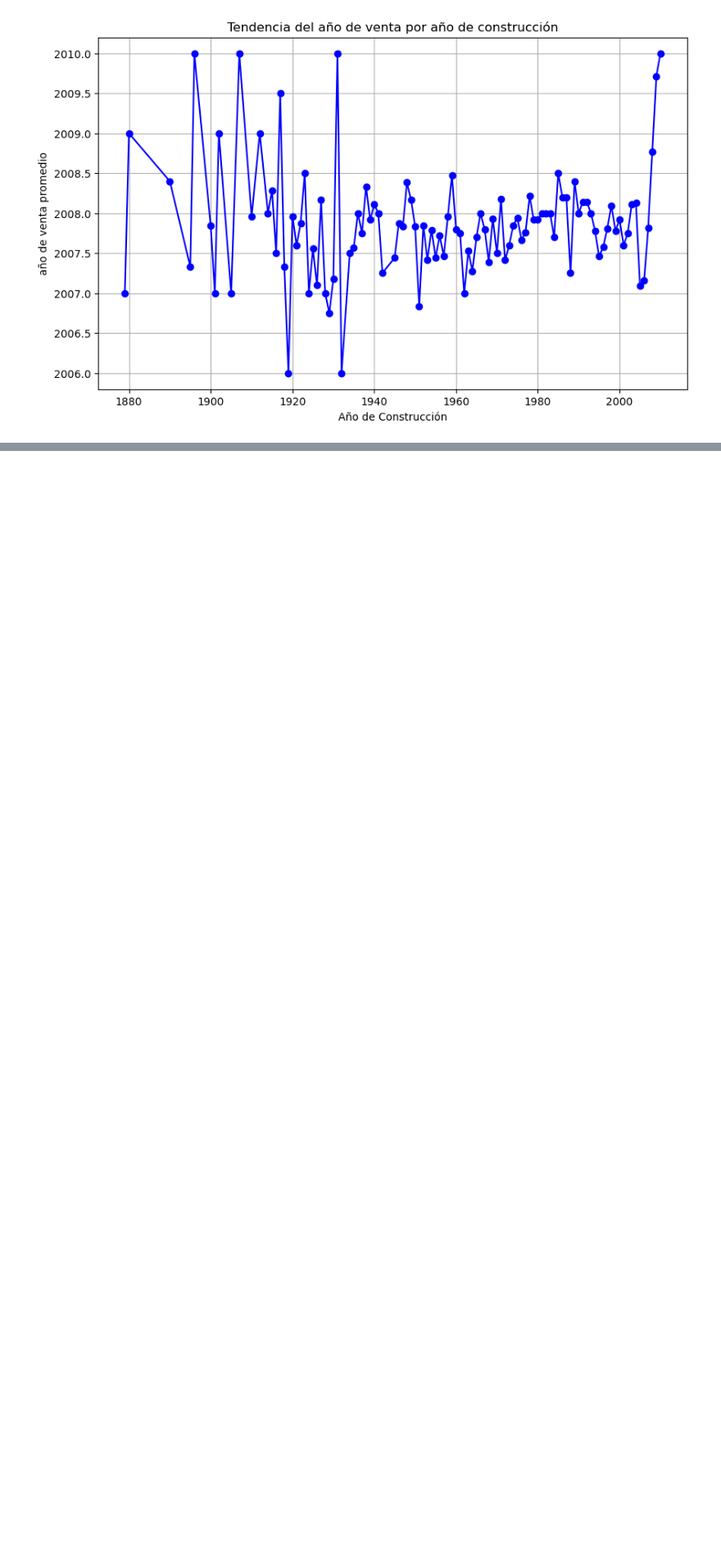
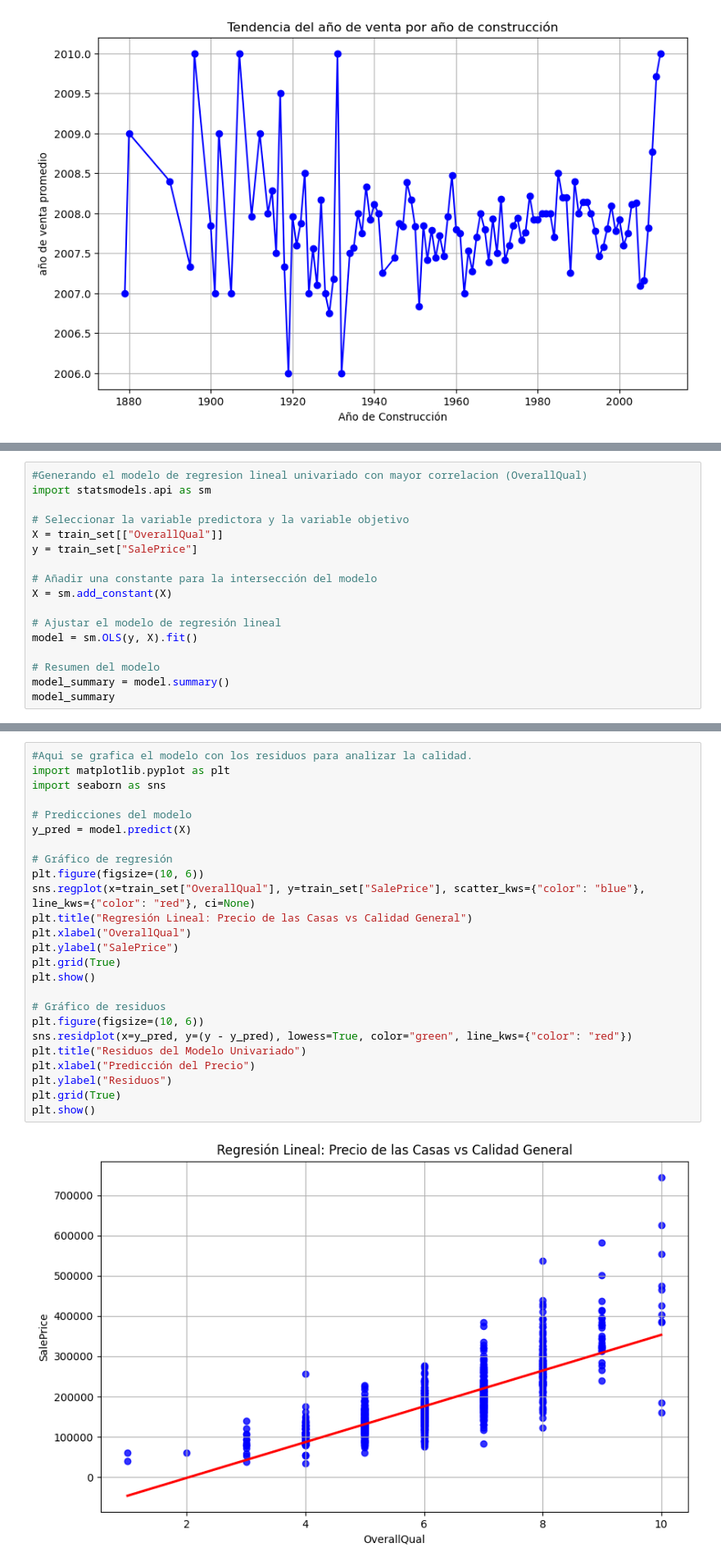
Before and after one commit to OscarEscriba/Proyecto-2-Mineria-de-datos, a Jupyter notebook: Proyecto2entrega1.ipynb, the cells around one changed output, grey strips where cells are left out. Shown at 82% size. Saved outputs shown, nothing was run; the diff lists cells and outputs as text; blank space fills up the shorter version.

```diff
--- a/Proyecto2entrega1.ipynb
+++ b/Proyecto2entrega1.ipynb
@@ -266,0 +330,17 @@ Las variables más correlacionadas con el precio de venta son:
+# %%
+#Generando el modelo de regresion lineal univariado con mayor correlacion (OverallQual)
+import statsmodels.api as sm
+
+# Seleccionar la variable predictora y la variable objetivo
+X = train_set[["OverallQual"]]
+y = train_set["SalePrice"]
+
+# Añadir una constante para la intersección del modelo
+X = sm.add_constant(X)
+
+# Ajustar el modelo de regresión lineal
+model = sm.OLS(y, X).fit()
+
+# Resumen del modelo
+model_summary = model.summary()
+model_summary
@@ -266,0 +374,27 @@ Las variables más correlacionadas con el precio de venta son:
+# %%
+#Aqui se grafica el modelo con los residuos para analizar la calidad.
+import matplotlib.pyplot as plt
+import seaborn as sns
+
+# Predicciones del modelo
+y_pred = model.predict(X)
+
+# Gráfico de regresión
+plt.figure(figsize=(10, 6))
+sns.regplot(x=train_set["OverallQual"], y=train_set["SalePrice"], scatter_kws={"color": "blue"}, line_kws={"color": "red"}, ci=None)
+plt.title("Regresión Lineal: Precio de las Casas vs Calidad General")
+plt.xlabel("OverallQual")
+plt.ylabel("SalePrice")
+plt.grid(True)
+plt.show()
+
+# Gráfico de residuos
+plt.figure(figsize=(10, 6))
+sns.residplot(x=y_pred, y=(y - y_pred), lowess=True, color="green", line_kws={"color": "red"})
+plt.title("Residuos del Modelo Univariado")
+plt.xlabel("Predicción del Precio")
+plt.ylabel("Residuos")
+plt.grid(True)
+plt.show()
+# %% [output]
+[figure, added]
```
Also changed, not shown: parts of 17 cells of this notebook.
